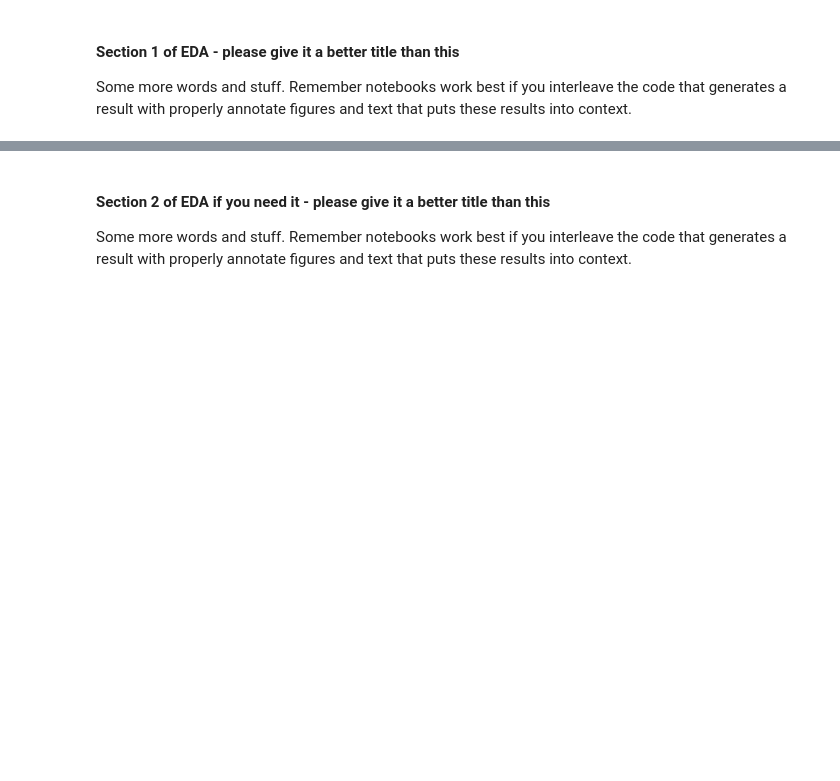
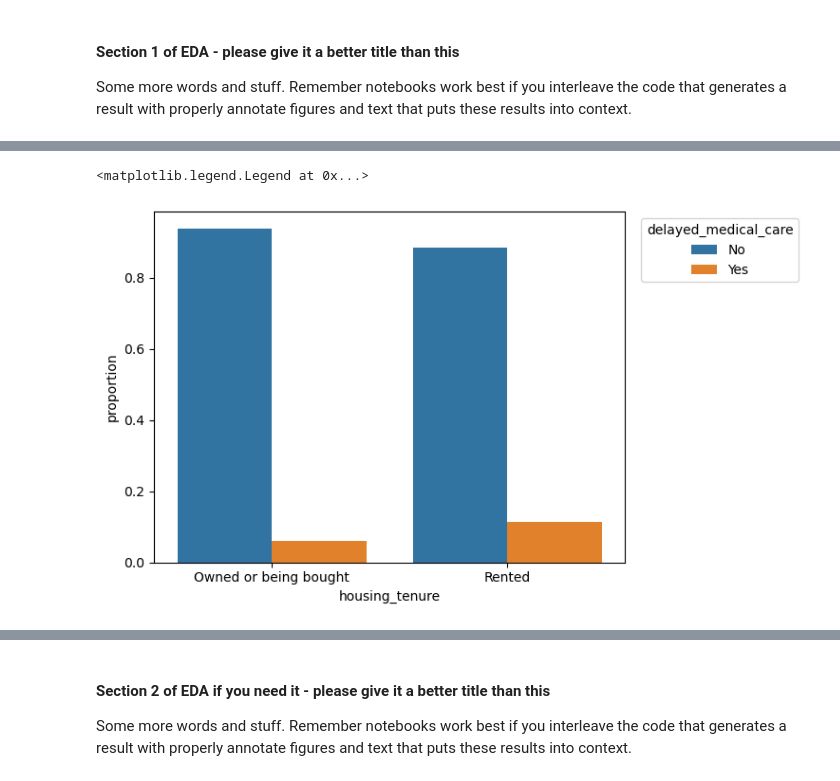
Before and after one commit to COGS108/Group-SP26-079, a Jupyter notebook: 02-EDACheckpoint.ipynb, the cells around one changed output, grey strips where cells are left out. Drawn from its saved outputs; the diff is of its cells as text; code cells hidden in the pictures; blank space fills up the shorter version.

```diff
--- a/02-EDACheckpoint.ipynb
+++ b/02-EDACheckpoint.ipynb
@@ -293,0 +174,11 @@ expected:  [[2.68872350e+01 1.76083087e+04 1.23752037e+03 4.07553878e+02
+# %%
+prop_df=data_drop_other.groupby('housing_tenure').delayed_medical_care.value_counts(normalize=True).rename('proportion').reset_index()
+prop_df['delayed_medical_care'] = (prop_df['delayed_medical_care'].map({0: 'No', 1: 'Yes'}))
+tenure_delayed_plot=sns.barplot(data=prop_df,x='housing_tenure',y='proportion',hue='delayed_medical_care')
+tenure_delayed_plot.legend(
+    title='delayed_medical_care',
+    bbox_to_anchor=(1.02, 1)
+)
+# %% [output]
+<matplotlib.legend.Legend at 0x...>
+[figure, added]
```
Also changed, not shown: parts of 10 cells of this notebook.
